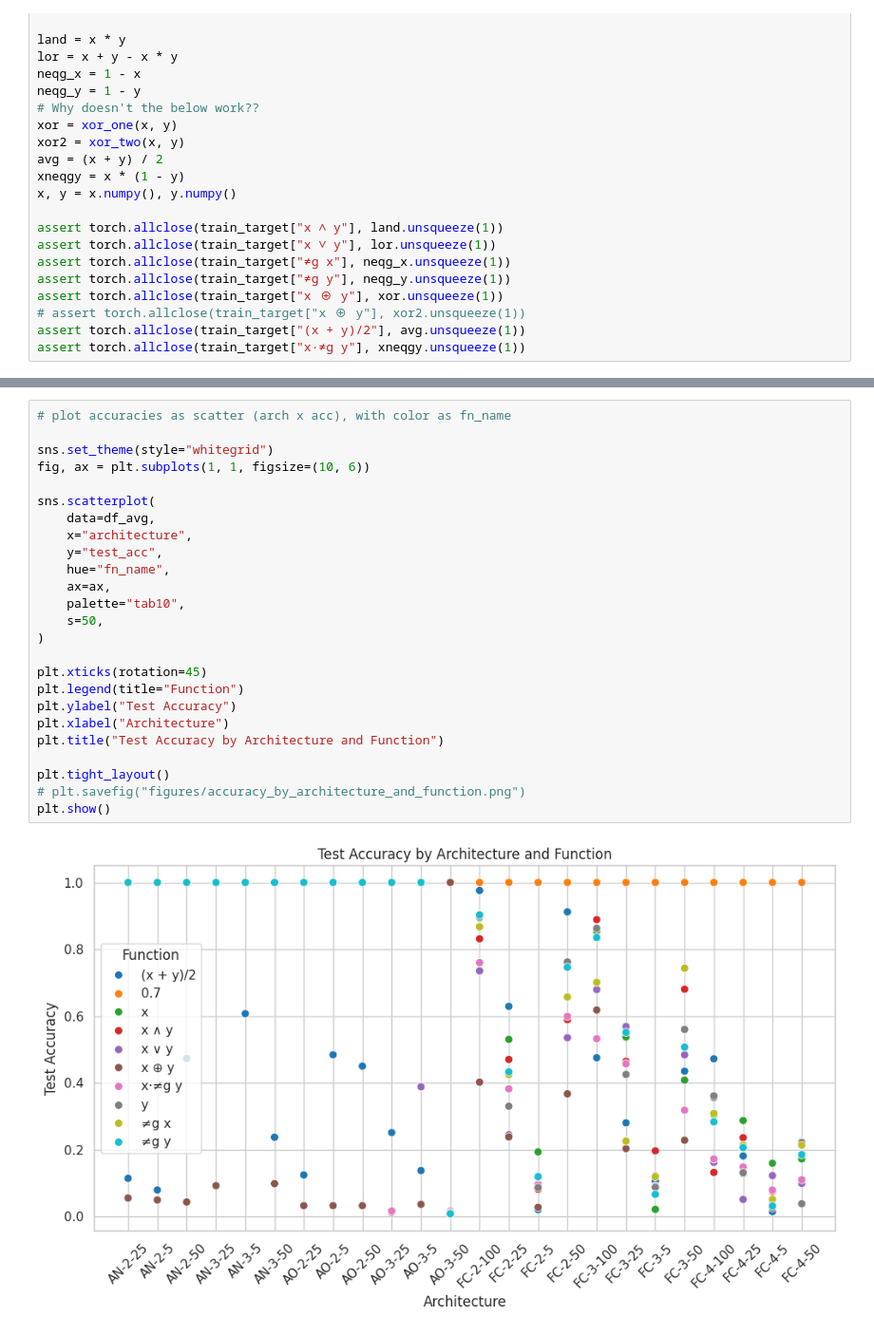
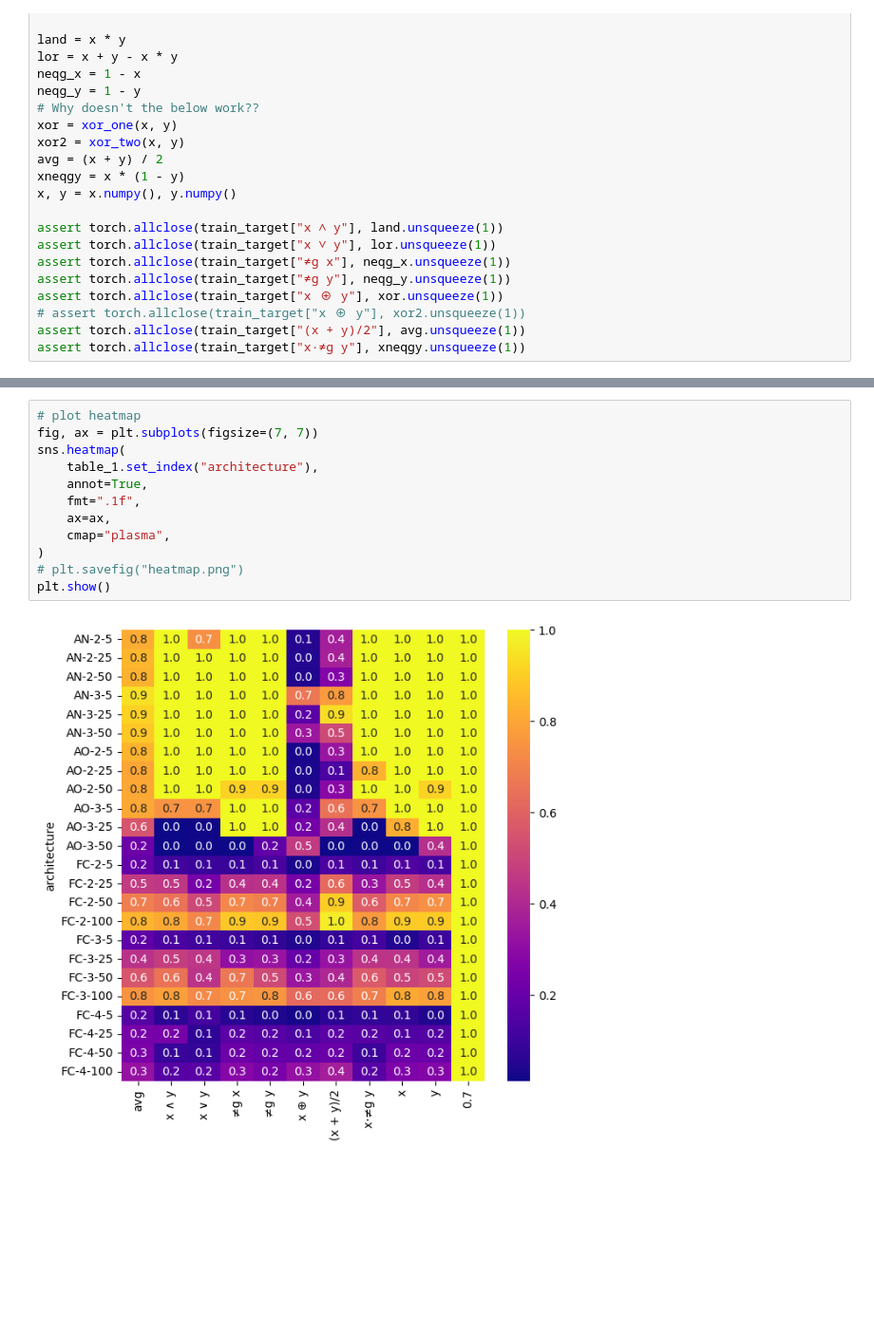
Before and after one commit to alexjackson1/neural-logic-rule-layer, a Jupyter notebook: results.ipynb, the cells around one changed output, grey strips where cells are left out. Shown: that part at 95% size. Drawn from its saved outputs; the diff is of its cells as text; blank space fills up the shorter version.

```diff
--- a/results.ipynb
+++ b/results.ipynb
@@ -173,27 +173,14 @@ table_1
-# %%
-# plot accuracies as scatter (arch x acc), with color as fn_name
-
-sns.set_theme(style="whitegrid")
-fig, ax = plt.subplots(1, 1, figsize=(10, 6))
-
-sns.scatterplot(
-    data=df_avg,
-    x="architecture",
-    y="test_acc",
-    hue="fn_name",
-    ax=ax,
-    palette="tab10",
-    s=50,
-)
-
-plt.xticks(rotation=45)
-plt.legend(title="Function")
-plt.ylabel("Test Accuracy")
-plt.xlabel("Architecture")
-plt.title("Test Accuracy by Architecture and Function")
-
-plt.tight_layout()
-# plt.savefig("figures/accuracy_by_architecture_and_function.png")
-plt.show()
-# %% [output]
-[figure, removed]
+# %%
+# plot heatmap
+fig, ax = plt.subplots(figsize=(7, 7))
+sns.heatmap(
+    table_1.set_index("architecture"),
+    annot=True,
+    fmt=".1f",
+    ax=ax,
+    cmap="plasma",
+)
+# plt.savefig("heatmap.png")
+plt.show()
+# %% [output]
+[figure, added]
```
Also changed, not shown: parts of 2 cells of this notebook.
